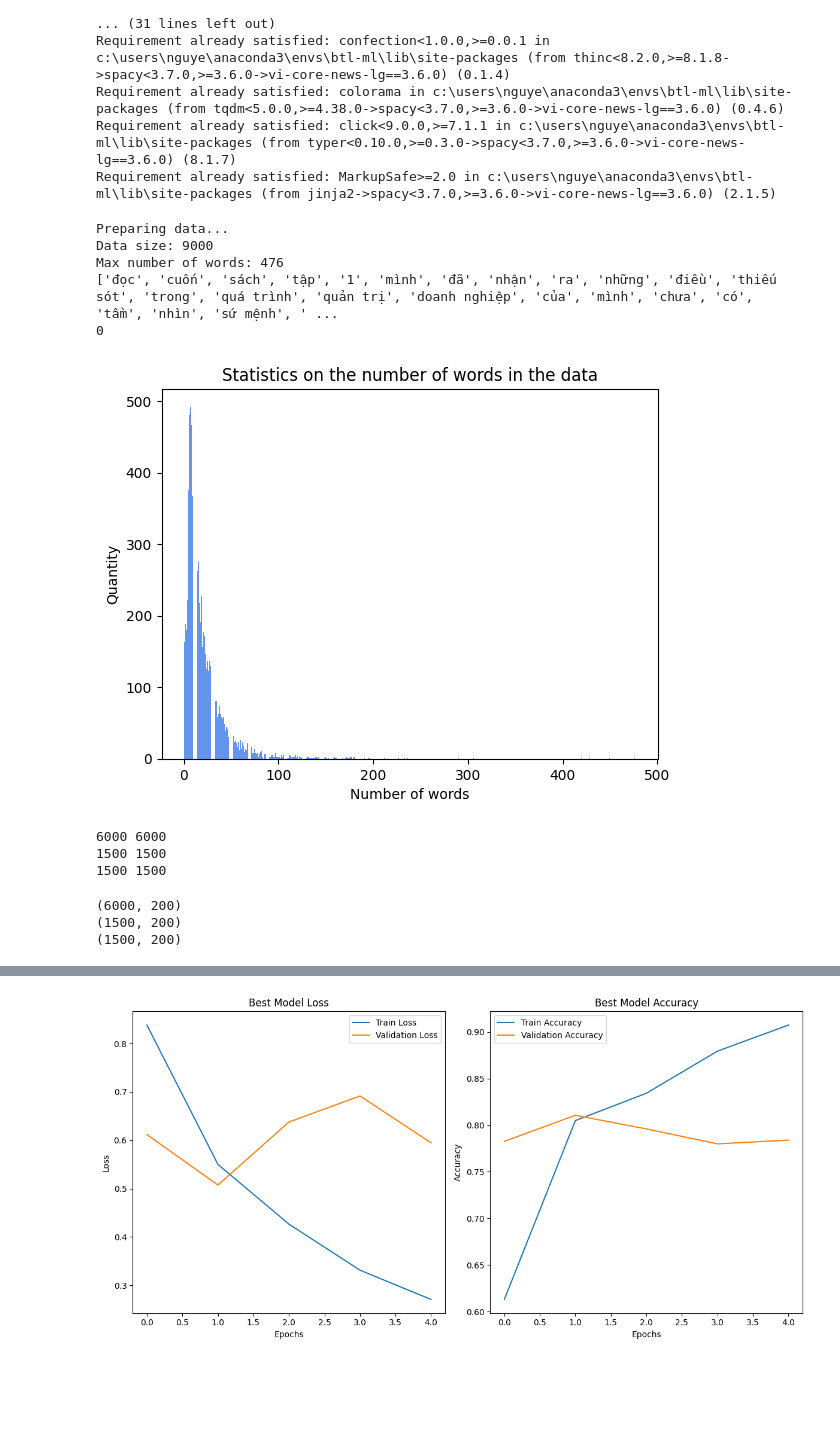
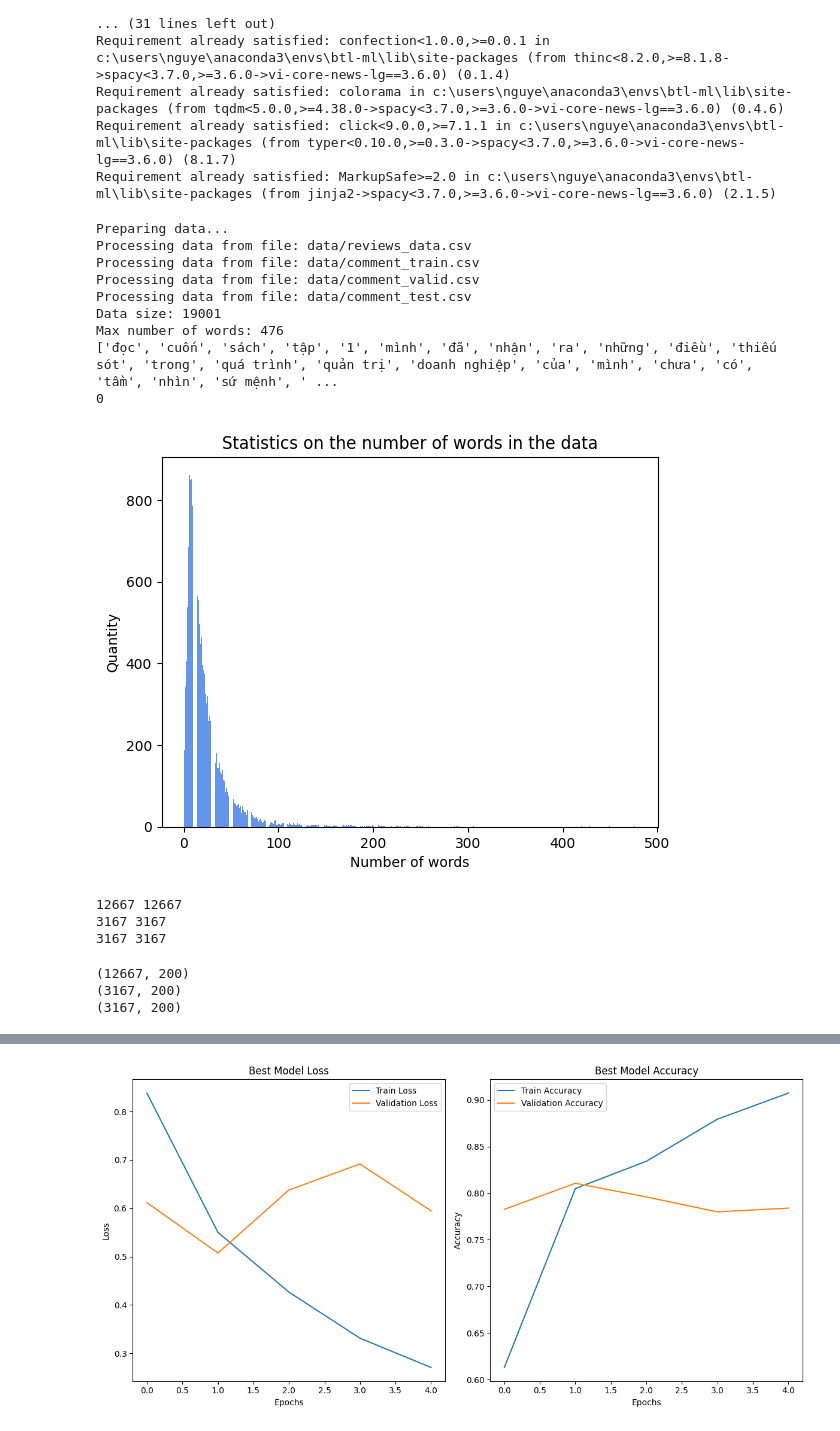
Before and after one commit to 3KAER/Vietnamese-Review-Classification, a Jupyter notebook: train.ipynb, the cells around one changed output, grey strips where cells are left out. Saved outputs shown, nothing was run; the diff lists cells and outputs as text; code cells hidden in the pictures; blank space fills up the shorter version.

```diff
--- a/train.ipynb
+++ b/train.ipynb
@@ -36,22 +36,26 @@ Requirement already satisfied: MarkupSafe>=2.0 in c:\users\nguye\anaconda3\envs\
 # %%
 from utils.data_preparing import prepare_data
 from utils.plotter import plot_reviews_data
-file_paths = ['data/reviews_data.csv', 'data/comment_train.csv']
+
+file_paths = ['data/reviews_data.csv', 'data/comment_train.csv', 'data/comment_valid.csv','data/comment_test.csv']
 x_data, y_data = prepare_data(file_paths)
-x_data, y_data = prepare_data()
 print(f'Data size: {len(x_data)}')
 print(f'Max number of words: {len(max(x_data, key=len))}')
 print(x_data[0])
 print(y_data[0])
 
 plot_reviews_data(x_data)
 # %% [output]
 Preparing data...
-Data size: 9000
+Processing data from file: data/reviews_data.csv
+Processing data from file: data/comment_train.csv
+Processing data from file: data/comment_valid.csv
+Processing data from file: data/comment_test.csv
+Data size: 19001
 Max number of words: 476
 ['đọc', 'cuốn', 'sách', 'tập', '1', 'mình', 'đã', 'nhận', 'ra', 'những', 'điều', 'thiếu sót', 'trong', 'quá trình', 'quản trị', 'doanh nghiệp', 'của', 'mình', 'chưa', 'có', 'tầm', 'nhìn', 'sứ mệnh', ' ...
 0
-[figure, old version]
+[figure, new version]
 # %%
 from sklearn.model_selection import train_test_split
 
@@ -63,9 +67,9 @@ print(len(x_train), len(y_train))
 print(len(x_val), len(y_val))
 print(len(x_test), len(y_test))
 # %% [output]
-6000 6000
-1500 1500
-1500 1500
+12667 12667
+3167 3167
+3167 3167
 # %%
 from keras.preprocessing.text import Tokenizer
 from tensorflow.keras.preprocessing.sequence import pad_sequences
@@ -99,9 +103,9 @@ y_train_one_hot = to_categorical(y_train, num_classes=3)
 y_val_one_hot = to_categorical(y_val, num_classes=3)
 y_test_one_hot = to_categorical(y_test, num_classes=3)
 # %% [output]
-(6000, 200)
-(1500, 200)
-(1500, 200)
+(12667, 200)
+(3167, 200)
+(3167, 200)
 # %%
 import numpy as np
 
```
Also changed, not shown: parts of 3 cells of this notebook, 3 other files.
